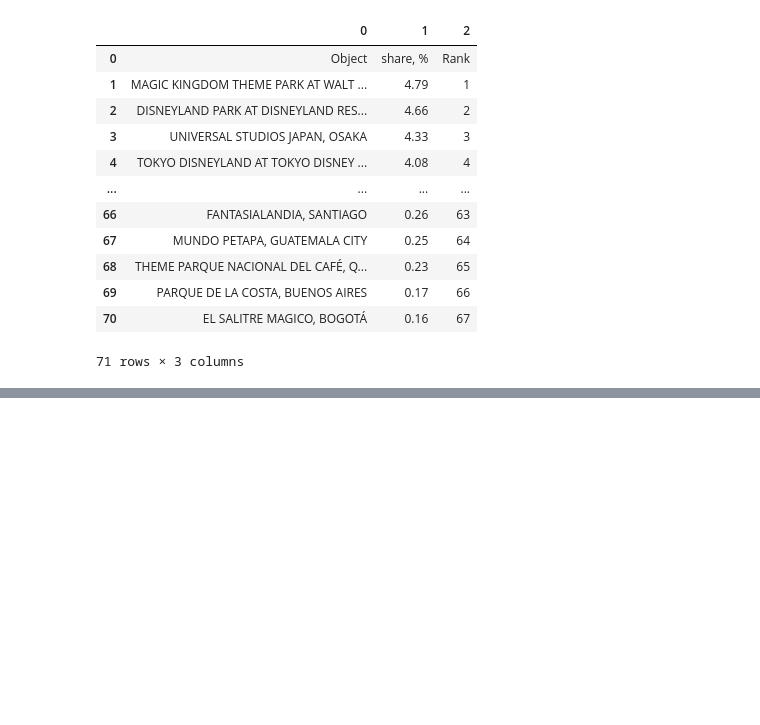
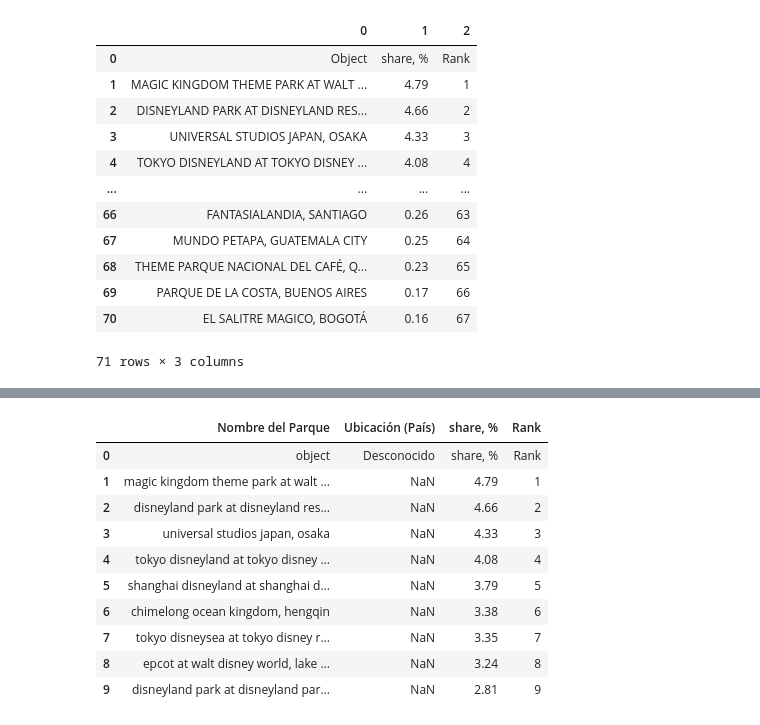
Before and after one commit to Noelia0708/Creacion-Parque-Atracciones, a Jupyter notebook: Proyecto_Parque_Atracciones.ipynb, the cells around one changed output, grey strips where cells are left out. Cells and saved outputs as stored; diff of their text form; code cells hidden in the pictures; blank space fills up the shorter version.

```diff
--- a/Proyecto_Parque_Atracciones.ipynb
+++ b/Proyecto_Parque_Atracciones.ipynb
@@ -105,0 +184,20 @@ print(col_names)
+# %%
+# Ordenar por 'Share' de mayor a menor
+ordenado = parques.sort_values(by='share, %', ascending=False)
+
+# Quedarte con las primeras 10 filas (top 10)
+top10_paises = ordenado.head(10).reset_index(drop=True)
+# %%
+top10_paises
+# %% [output]
+|  | Nombre del Parque | Ubicación (País) | share, % | Rank |
+| 0 | object | Desconocido | share, % | Rank |
+| 1 | magic kingdom theme park at walt ... | NaN | 4.79 | 1 |
+| 2 | disneyland park at disneyland res... | NaN | 4.66 | 2 |
+| 3 | universal studios japan, osaka | NaN | 4.33 | 3 |
+| 4 | tokyo disneyland at tokyo disney ... | NaN | 4.08 | 4 |
+| 5 | shanghai disneyland at shanghai d... | NaN | 3.79 | 5 |
+| 6 | chimelong ocean kingdom, hengqin | NaN | 3.38 | 6 |
+| 7 | tokyo disneysea at tokyo disney r... | NaN | 3.35 | 7 |
+| 8 | epcot at walt disney world, lake ... | NaN | 3.24 | 8 |
+| 9 | disneyland park at disneyland par... | NaN | 2.81 | 9 |
```
Also changed, not shown: parts of 32 cells of this notebook, 3 other files.
